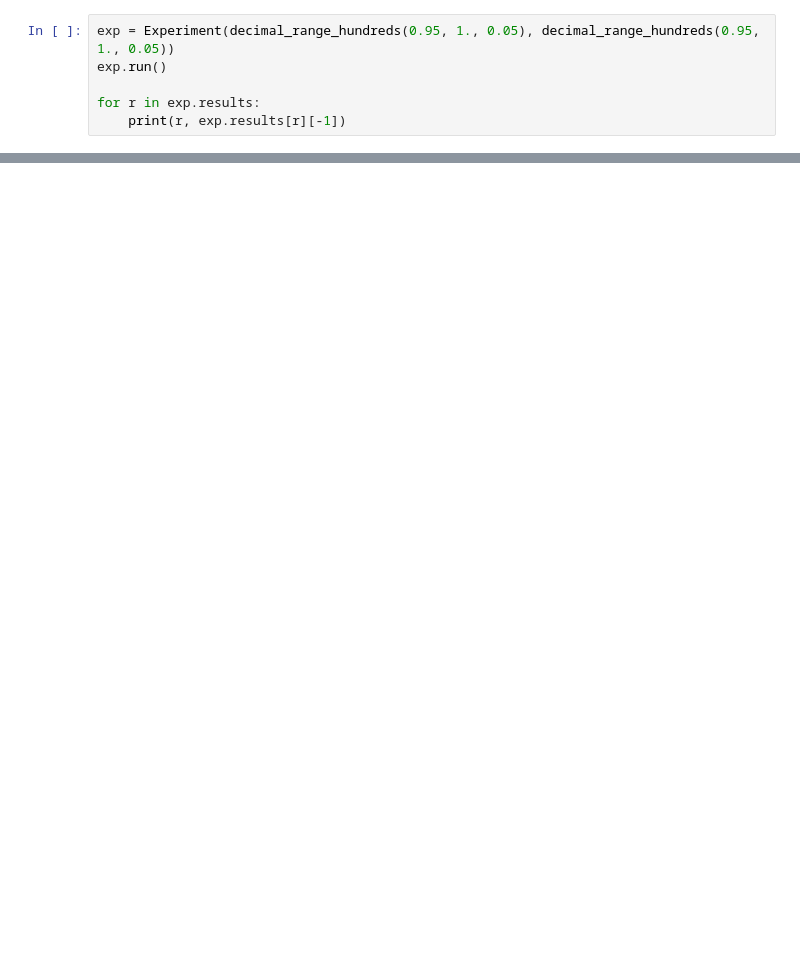
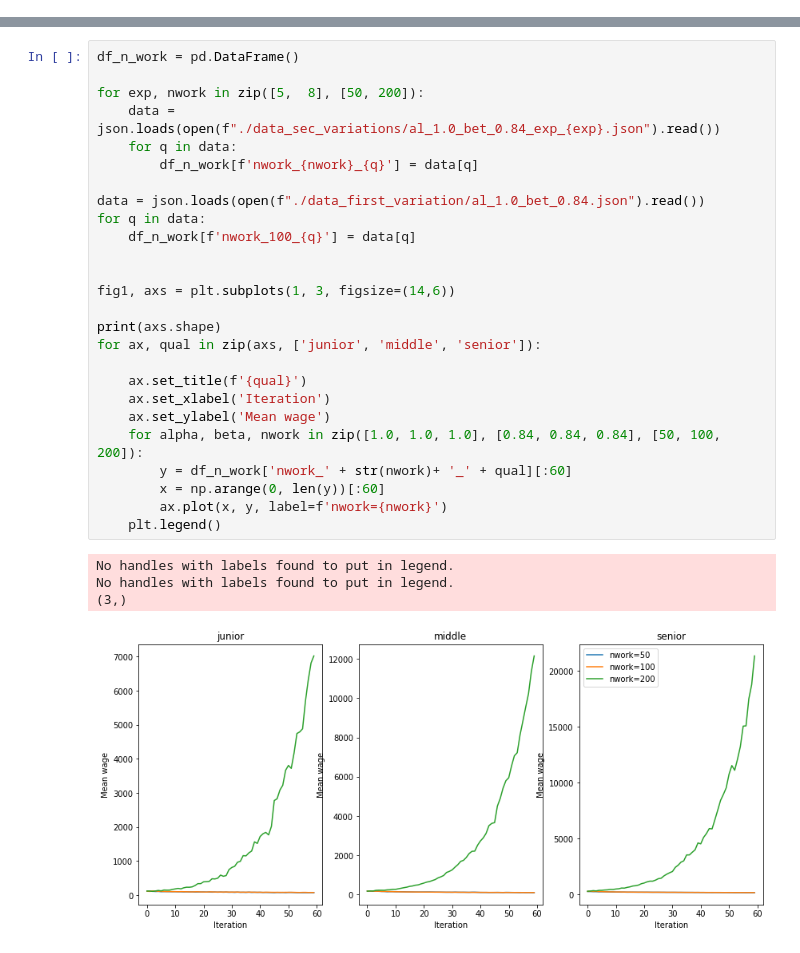
Before and after one commit to TovarischSukhov/social_network_simulation, a Jupyter notebook: visualization.ipynb, the cells around one changed output, grey strips where cells are left out. Saved outputs shown, nothing was run; the diff lists cells and outputs as text; blank space fills up the shorter version.

```diff
--- a/visualization.ipynb
+++ b/visualization.ipynb
@@ -5,6 +14,0 @@ from experiment import Experiment, decimal_range_hundreds
-# %%
-exp = Experiment(decimal_range_hundreds(0.95, 1., 0.05), decimal_range_hundreds(0.95, 1., 0.05))
-exp.run()
-
-for r in exp.results:
-    print(r, exp.results[r][-1])
@@ -48,0 +76,31 @@ KeyError: 'al_0.5_bet_0.5'
+# %%
+df_n_work = pd.DataFrame()
+
+for exp, nwork in zip([5,  8], [50, 200]):
+    data = json.loads(open(f"./data_sec_variations/al_1.0_bet_0.84_exp_{exp}.json").read())
+    for q in data:
+        df_n_work[f'nwork_{nwork}_{q}'] = data[q]
+
+data = json.loads(open(f"./data_first_variation/al_1.0_bet_0.84.json").read())
+for q in data:
+    df_n_work[f'nwork_100_{q}'] = data[q]
+
+
+fig1, axs = plt.subplots(1, 3, figsize=(14,6))
+
+print(axs.shape)
+for ax, qual in zip(axs, ['junior', 'middle', 'senior']):
+
+    ax.set_title(f'{qual}')
+    ax.set_xlabel('Iteration')
+    ax.set_ylabel('Mean wage')
+    for alpha, beta, nwork in zip([1.0, 1.0, 1.0], [0.84, 0.84, 0.84], [50, 100, 200]):
+        y = df_n_work['nwork_' + str(nwork)+ '_' + qual][:60]
+        x = np.arange(0, len(y))[:60]
+        ax.plot(x, y, label=f'nwork={nwork}')
+    plt.legend()
+# %% [output]
+No handles with labels found to put in legend.
+No handles with labels found to put in legend.
+(3,)
+[figure, added]
```
Also changed, not shown: parts of 9 cells of this notebook, 6 other files.
